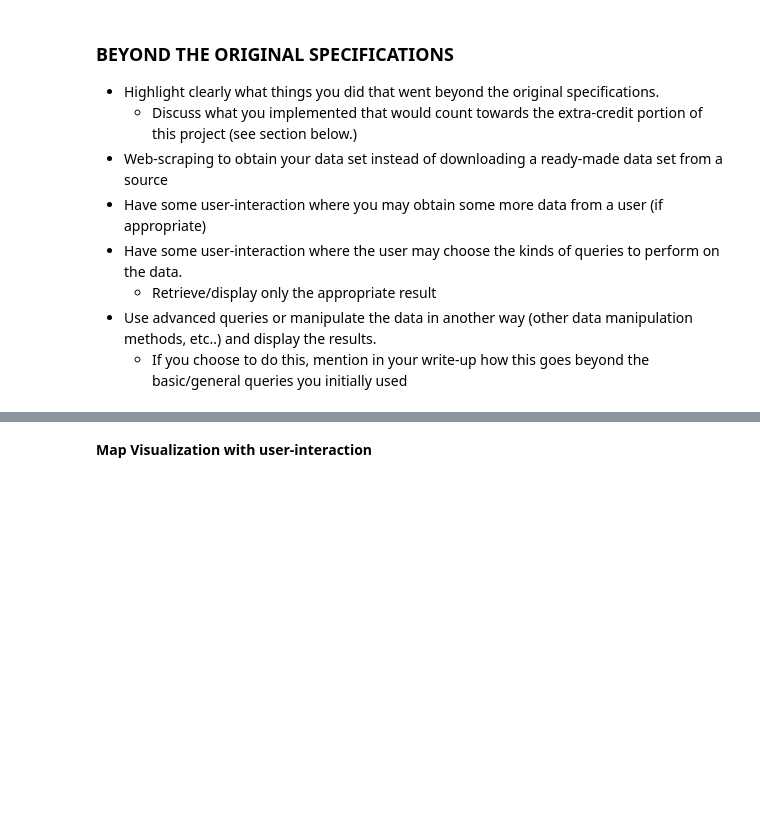
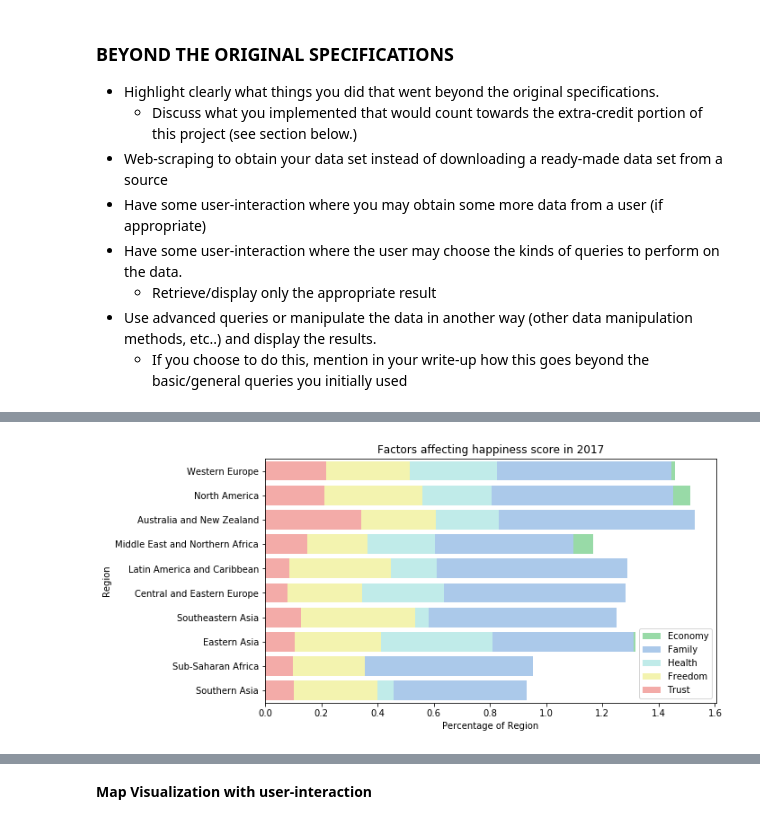
Before and after one commit to jmcarpenter37/HappinessAnalysis, a Jupyter notebook: Code/CS 5010 - Final.ipynb, the cells around one changed output, grey strips where cells are left out. Drawn from its saved outputs; the diff is of its cells as text; code cells hidden in the pictures; blank space fills up the shorter version.

```diff
--- a/Code/CS 5010 - Final.ipynb
+++ b/Code/CS 5010 - Final.ipynb
@@ -347,0 +365,30 @@ plt.show()
+# %%
+#Factors affecting 2017 Happiness Score of Regions
+#Horizontal bar plot
+df_2017 = df[df.year == 2017]
+region_lists=list(df_2017.Region.unique())
+share_economy=[]
+share_family=[]
+share_health=[]
+share_freedom=[]
+share_trust=[]
+for each in region_lists:
+    region=df_2017[df_2017['Region']==each]
+    share_economy.append(sum(region.Economy)/len(region))
+    share_family.append(sum(region.Family)/len(region))
+    share_health.append(sum(region.Health)/len(region))
+    share_freedom.append(sum(region.Freedom)/len(region))
+    share_trust.append(sum(region.Trust)/len(region))
+#Visualization
+f,ax = plt.subplots(figsize = (9,5))
+sns.set_color_codes("pastel")
+sns.barplot(x=share_economy,y=region_lists,color='g',label="Economy")
+sns.barplot(x=share_family,y=region_lists,color='b',label="Family")
+sns.barplot(x=share_health,y=region_lists,color='c',label="Health")
+sns.barplot(x=share_freedom,y=region_lists,color='y',label="Freedom")
+sns.barplot(x=share_trust,y=region_lists,color='r',label="Trust")
+ax.legend(loc="lower right",frameon = True)
+ax.set(xlabel='Percentage of Region', ylabel='Region',title = "Factors affecting happiness score in 2017")
+plt.show()
+# %% [output]
+[figure, added]
```
Also changed, not shown: parts of 4 cells of this notebook.
